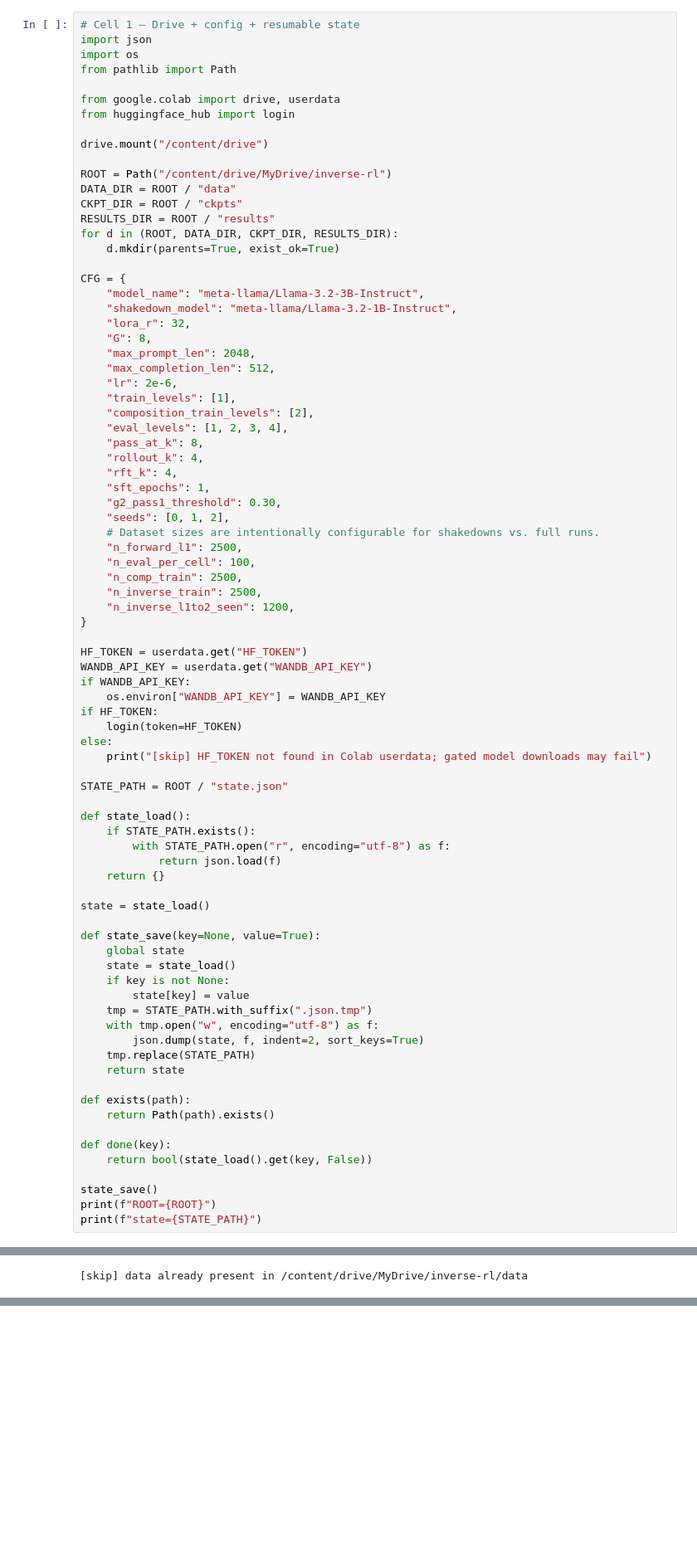
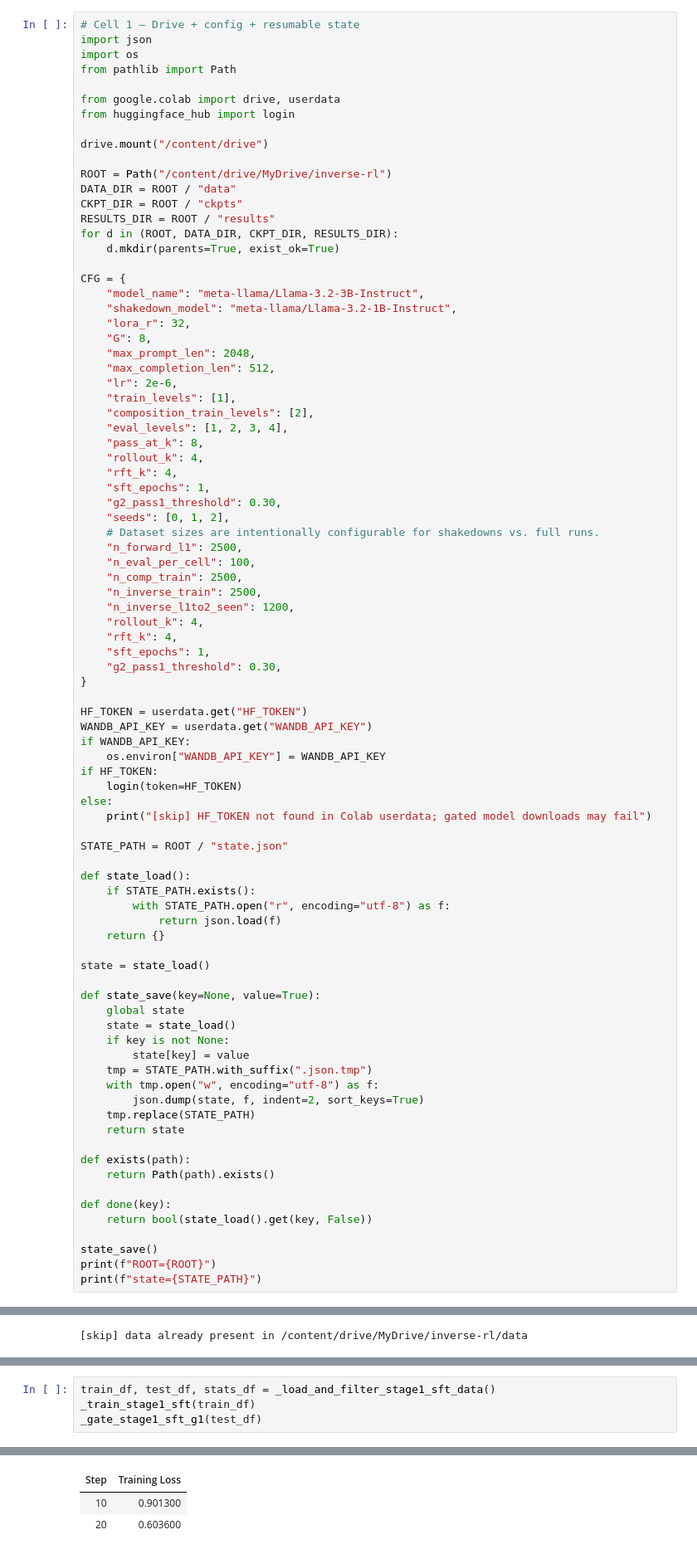
Before and after one commit to shengweiming/inverse-RL, a Jupyter notebook: notebooks/inverse_rl_colab.ipynb, the cells around one changed output, grey strips where cells are left out. Shown at 83% size. Cells and saved outputs as stored; diff of their text form; blank space fills up the shorter version.

```diff
--- a/notebooks/inverse_rl_colab.ipynb
+++ b/notebooks/inverse_rl_colab.ipynb
@@ -212,6 +218,10 @@ CFG = {
     "n_comp_train": 2500,
     "n_inverse_train": 2500,
     "n_inverse_l1to2_seen": 1200,
+    "rollout_k": 4,
+    "rft_k": 4,
+    "sft_epochs": 1,
+    "g2_pass1_threshold": 0.30,
 }
 
 HF_TOKEN = userdata.get("HF_TOKEN")
@@ -818,0 +832,5 @@ else:
+# %%
+train_df, test_df, stats_df = _load_and_filter_stage1_sft_data()
+_train_stage1_sft(train_df)
+_gate_stage1_sft_g1(test_df)
+# %% [output]
@@ -819,3 +864,6 @@ else:
+| Step | Training Loss |
+| 10 | 0.901300 |
+| 20 | 0.603600 |
 # %%
 # Cell 5 — Stage 1.5 inverse baseline (reversal-curse gate; EXECUTION_GUIDE Step 4)
 import json
```
Also changed, not shown: parts of 5 cells of this notebook.
